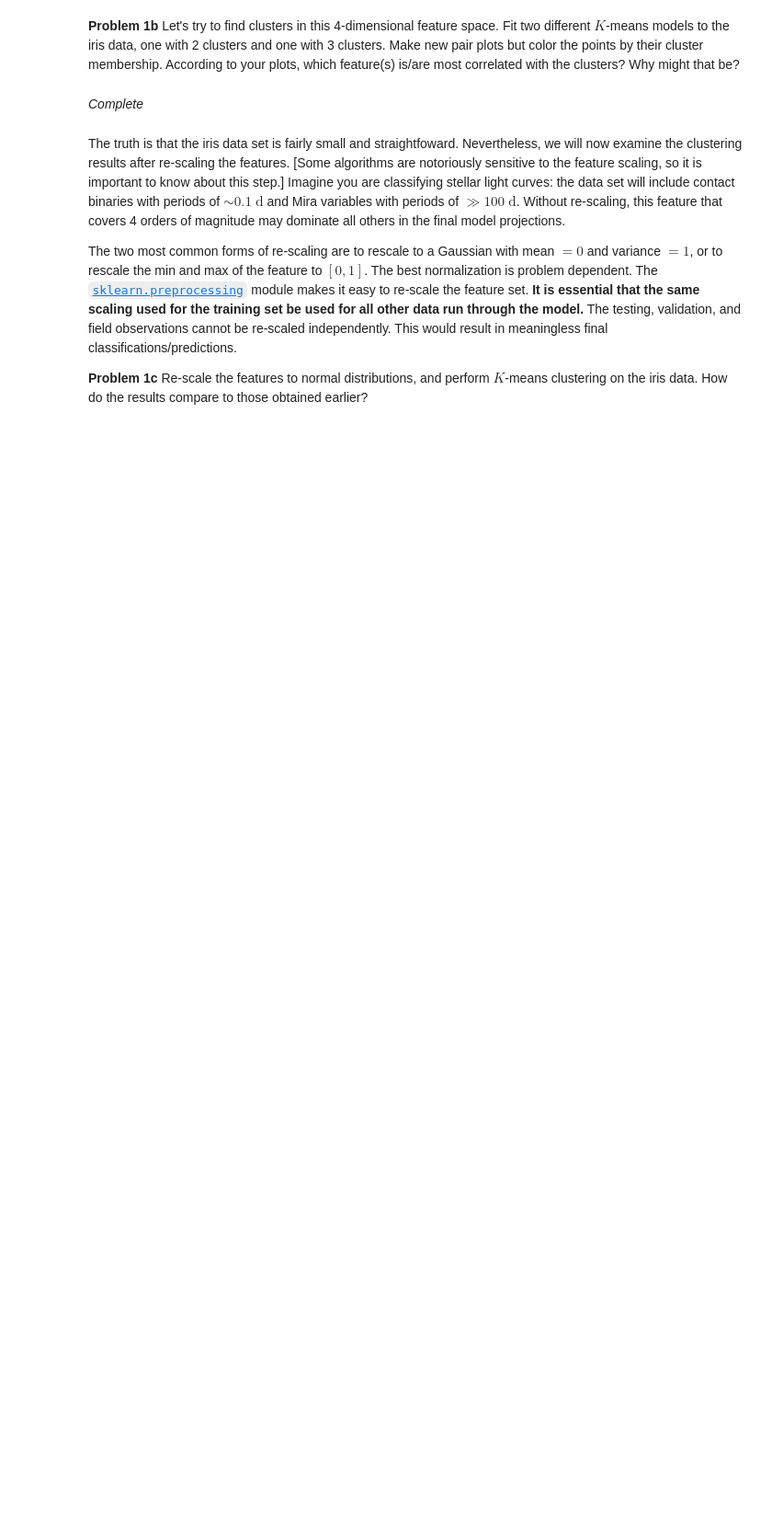
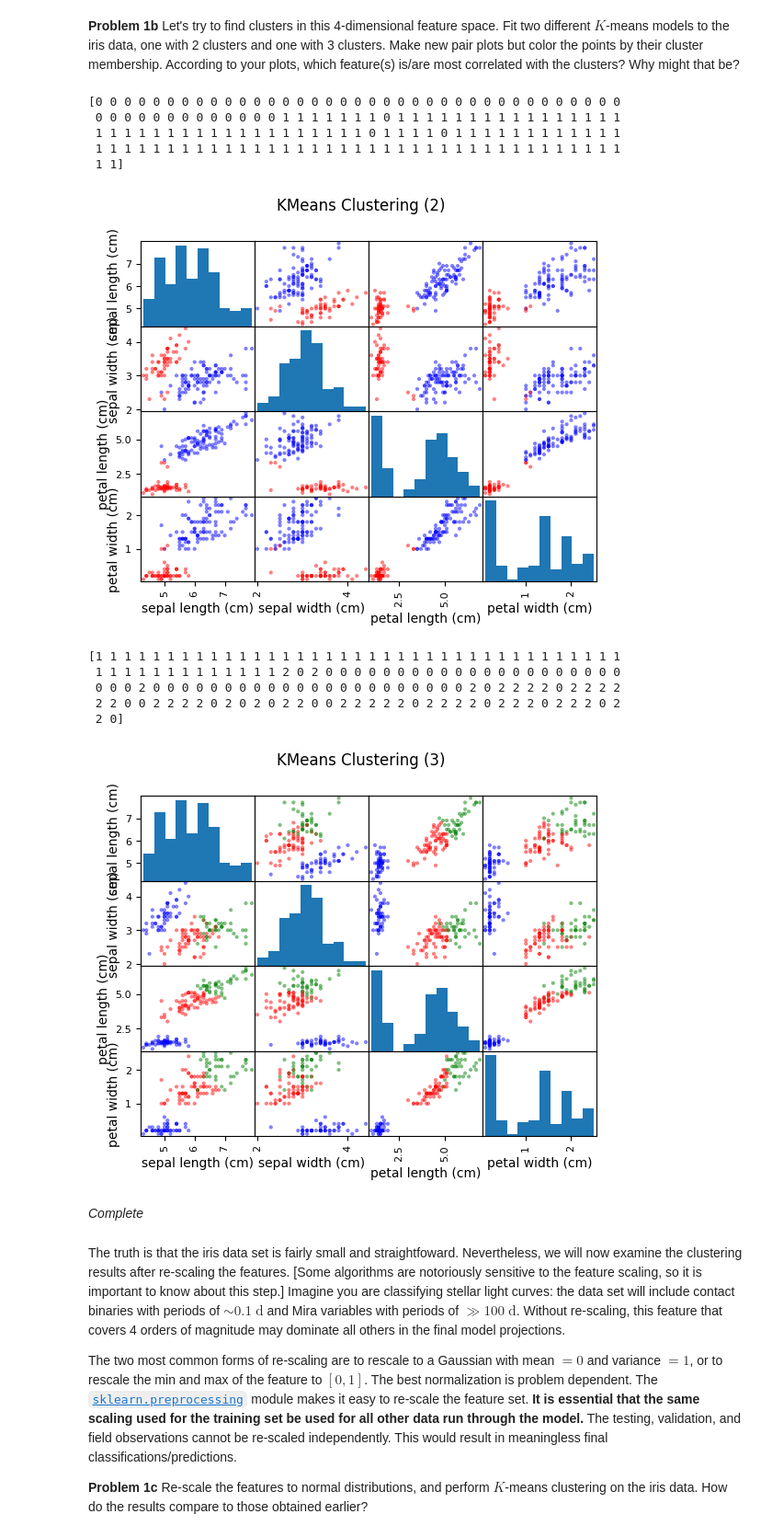
Before and after one commit to ASTR154/clustering, a Jupyter notebook: clustering.ipynb, the cells around one changed output. Shown at 92% size. Cells and saved outputs as stored; diff of their text form; code cells hidden in the pictures; blank space fills up the shorter version.

```diff
--- a/clustering.ipynb
+++ b/clustering.ipynb
@@ -37,3 +49,52 @@ print(clusters2)
+# %%
+from sklearn.cluster import KMeans
+
+x = iris.data
+df = pd.DataFrame(x, columns=iris.feature_names)
+
+kmeans2 = KMeans(n_clusters=2, random_state=0)  # complete
+kmeans2.fit(x)  # complete
+clusters2 = kmeans2.labels_ # complete
+print(clusters2)
+
+df['cluster_2'] = clusters2
+
+color_map2 = {0: 'red', 1: 'blue'}
+colors2 = df['cluster_2'].map(color_map2)
+
+# plot
+scatter_matrix(df.iloc[:, :4], color=colors2)
+plt.suptitle("KMeans Clustering (2)")
+plt.show()
+
+# repeat with 3 clusters
+kmeans3 = KMeans(n_clusters=3, random_state=0)
+kmeans3.fit(x)
+clusters3 = kmeans3.labels_
+print(clusters3)
+
+df['cluster_3'] = clusters3  # Add to DataFrame
+
+color_map3 = {0: 'red', 1: 'blue', 2: 'green'}
+colors3 = df['cluster_3'].map(color_map3)
+
+# plot
+scatter_matrix(df.iloc[:, :4], color=colors3)
+plt.suptitle("KMeans Clustering (3)")
+plt.show()
+# %% [output]
+[0 0 0 0 0 0 0 0 0 0 0 0 0 0 0 0 0 0 0 0 0 0 0 0 0 0 0 0 0 0 0 0 0 0 0 0 0
+ 0 0 0 0 0 0 0 0 0 0 0 0 0 1 1 1 1 1 1 1 0 1 1 1 1 1 1 1 1 1 1 1 1 1 1 1 1
+ 1 1 1 1 1 1 1 1 1 1 1 1 1 1 1 1 1 1 1 0 1 1 1 1 0 1 1 1 1 1 1 1 1 1 1 1 1
+ 1 1 1 1 1 1 1 1 1 1 1 1 1 1 1 1 1 1 1 1 1 1 1 1 1 1 1 1 1 1 1 1 1 1 1 1 1
+ 1 1]
+[figure, added]
+[1 1 1 1 1 1 1 1 1 1 1 1 1 1 1 1 1 1 1 1 1 1 1 1 1 1 1 1 1 1 1 1 1 1 1 1 1
+ 1 1 1 1 1 1 1 1 1 1 1 1 1 2 0 2 0 0 0 0 0 0 0 0 0 0 0 0 0 0 0 0 0 0 0 0 0
+ 0 0 0 2 0 0 0 0 0 0 0 0 0 0 0 0 0 0 0 0 0 0 0 0 0 0 2 0 2 2 2 2 0 2 2 2 2
+ 2 2 0 0 2 2 2 2 0 2 0 2 0 2 2 0 0 2 2 2 2 2 0 2 2 2 2 0 2 2 2 0 2 2 2 0 2
+ 2 0]
+[figure, added]
 # %% [markdown]
 *Complete*
 # %% [markdown]
```
Also changed, not shown: parts of 13 cells of this notebook.
